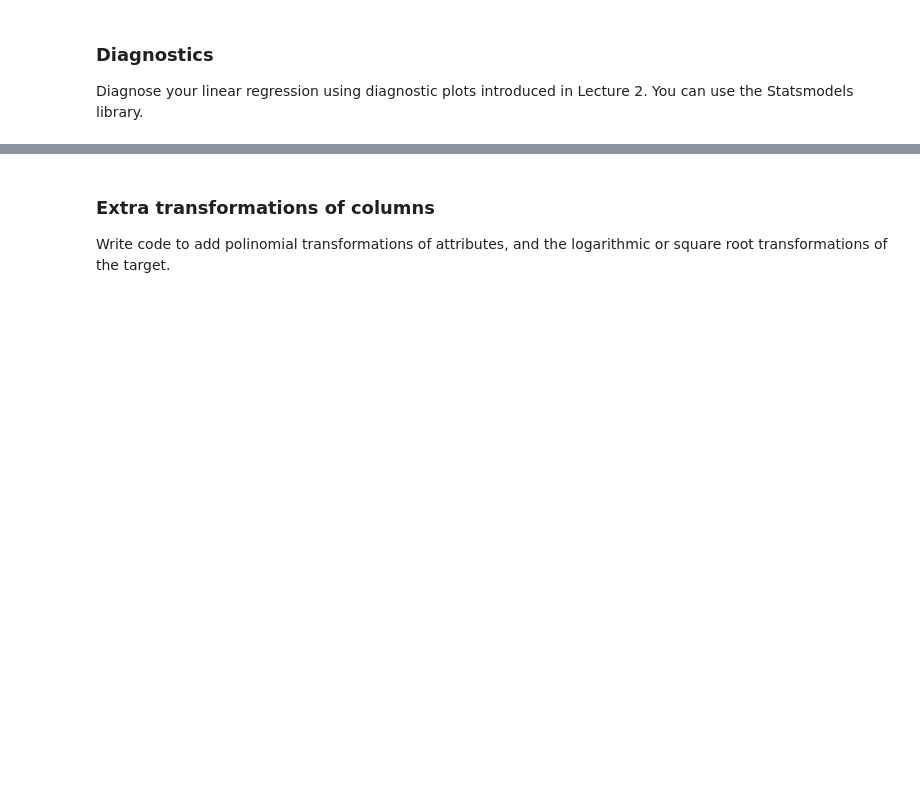
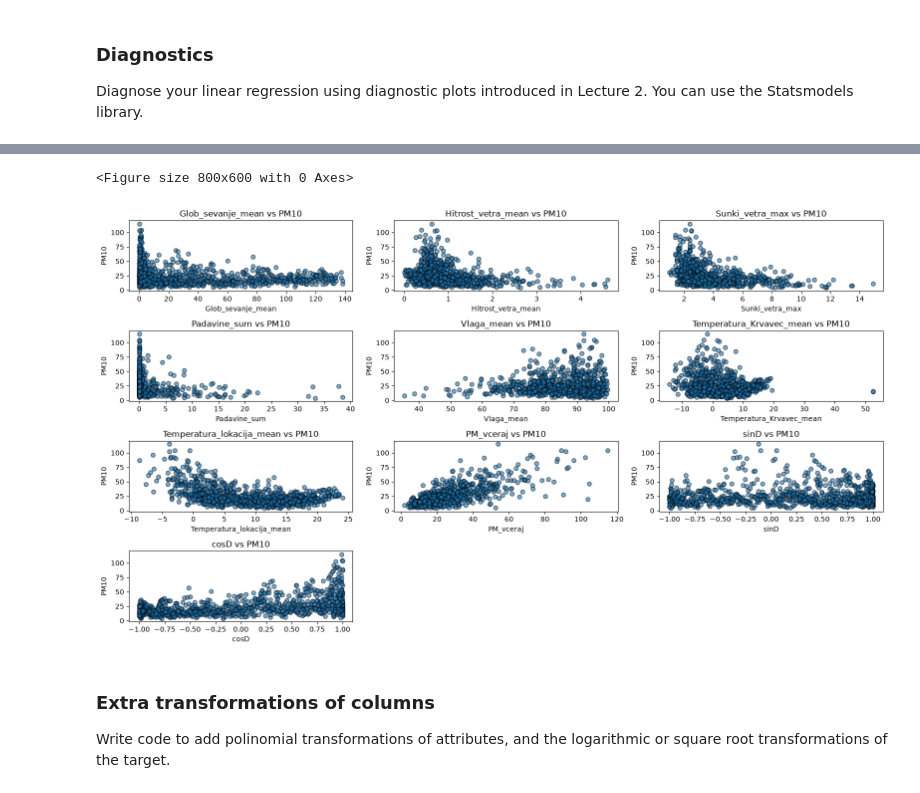
Before and after one commit to FT1E/ML_SU_assignments, a Jupyter notebook: assignment_1/TrajkoskiFilip_assignment1.ipynb, the cells around one changed output, grey strips where cells are left out. Saved outputs shown, nothing was run; the diff lists cells and outputs as text; code cells hidden in the pictures; blank space fills up the shorter version.

```diff
--- a/assignment_1/TrajkoskiFilip_assignment1.ipynb
+++ b/assignment_1/TrajkoskiFilip_assignment1.ipynb
@@ -127,3 +216,29 @@ Diagnose your linear regression using diagnostic plots introduced in Lecture 2.
+# %%
+# Plot each feature against the target variable
+# to see what kind of transformation might be useful for each feature
+# to get a more linear relationship with the target variable
+
+plt.figure(figsize=(8, 6))
+fig, axes = plt.subplots(4, 3, figsize=(16, 9))
+axes = axes.flatten()
+
+
+for i, col in enumerate(train_X.columns):
+    axes[i].scatter(train_X[col], train_y, alpha=0.6, edgecolor="k", linewidth=1)
+    axes[i].set_xlabel(col)
+    axes[i].set_ylabel("PM10")
+    axes[i].set_title(f"{col} vs PM10")
+
+# Hide the two unused grid cells
+for ax in axes[len(train_X.columns):]:
+    ax.set_visible(False)
+
+
+fig.tight_layout()
+plt.show()
+# %% [output]
+<Figure size 800x600 with 0 Axes>
+[figure, added]
 # %% [markdown]
 ### Extra transformations of columns
 Write code to add polinomial transformations of attributes, and the logarithmic or square root transformations of the target.
```
Also changed, not shown: parts of 16 cells of this notebook, 1 other file.
